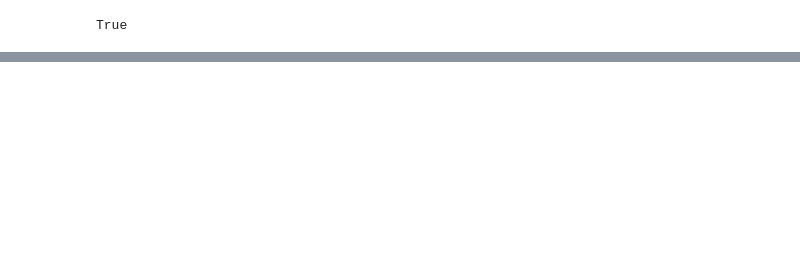
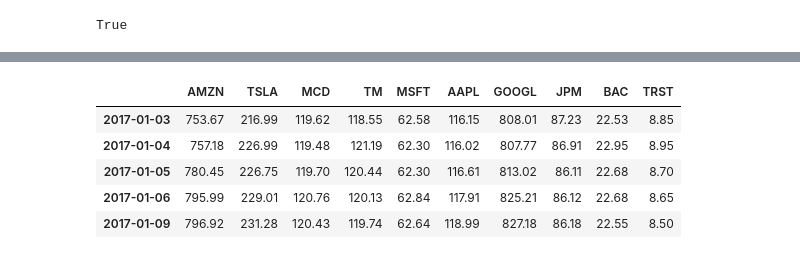
Before and after one commit to Jacobsteen808/Sector_Shuffle-Smart_Rebalance, a Jupyter notebook: project_1.ipynb, the cells around one changed output, grey strips where cells are left out. Cells and saved outputs as stored; diff of their text form; code cells hidden in the pictures; blank space fills up the shorter version.

```diff
--- a/project_1.ipynb
+++ b/project_1.ipynb
@@ -95,0 +107,13 @@ ticker_data_closing.plot()
+# %%
+tickers_1 = ["AMZN", "TSLA", "MCD", "TM", "MSFT", "AAPL", "GOOGL", "JPM", "BAC", "TRST"]
+timeframe= "1Day"
+start_date_1= pd.Timestamp("2017-01-01", tz="America/New_York").isoformat()
+end_date_1= pd.Timestamp("2019-12-31", tz="America/New_York").isoformat()
+ticker_data_1 = api.get_bars(
+    tickers_1,
+    timeframe,
+    start=start_date_1,
+    end=end_date_1
+).df
+
+ticker_data_1.head()
@@ -95,0 +128,32 @@ ticker_data_closing.plot()
+# %%
+# Create and concat df
+amzn = ticker_data_1[ticker_data_1["symbol"]=="AMZN"].drop("symbol", axis=1)
+tsla = ticker_data_1[ticker_data_1["symbol"]=="TSLA"].drop("symbol", axis=1)
+mcd = ticker_data_1[ticker_data_1["symbol"]=="MCD"].drop("symbol", axis=1)
+tm = ticker_data_1[ticker_data_1["symbol"]=="TM"].drop("symbol", axis=1)
+msft = ticker_data_1[ticker_data_1["symbol"]=="MSFT"].drop("symbol", axis=1)
+aapl = ticker_data_1[ticker_data_1["symbol"]=="AAPL"].drop("symbol", axis=1)
+googl = ticker_data_1[ticker_data_1["symbol"]=="GOOGL"].drop("symbol", axis=1)
+jpm = ticker_data_1[ticker_data_1["symbol"]=="JPM"].drop("symbol", axis=1)
+bac = ticker_data_1[ticker_data_1["symbol"]=="BAC"].drop("symbol", axis=1)
+trst = ticker_data_1[ticker_data_1["symbol"]=="TRST"].drop("symbol", axis=1)
+
+ticker_data_1 = pd.concat([amzn, tsla, mcd, tm, msft, aapl, googl, jpm, bac, trst], axis=1, keys=["AMZN", "TSLA", "MCD", "TM", "MSFT", "AAPL", "GOOGL", "JPM", "BAC", "TRST"])
+# %%
+ticker_data_closing_1 = pd.DataFrame()
+
+for ticker in tickers_1:
+    ticker_data_closing_1[ticker] = ticker_data_1[ticker]["close"]
+
+ticker_data_closing_1.index = ticker_data_closing_1.index.date
+
+expansion_portfolio_returns = ticker_data_closing_1.pct_change()
+expansion_portfolio_returns = expansion_portfolio_returns.dropna()
+ticker_data_closing_1.head()
+# %% [output]
+|  | AMZN | TSLA | MCD | TM | MSFT | AAPL | GOOGL | JPM | BAC | TRST |
+| 2017-01-03 | 753.67 | 216.99 | 119.62 | 118.55 | 62.58 | 116.15 | 808.01 | 87.23 | 22.53 | 8.85 |
+| 2017-01-04 | 757.18 | 226.99 | 119.48 | 121.19 | 62.30 | 116.02 | 807.77 | 86.91 | 22.95 | 8.95 |
+| 2017-01-05 | 780.45 | 226.75 | 119.70 | 120.44 | 62.30 | 116.61 | 813.02 | 86.11 | 22.68 | 8.70 |
+| 2017-01-06 | 795.99 | 229.01 | 120.76 | 120.13 | 62.84 | 117.91 | 825.21 | 86.12 | 22.68 | 8.65 |
+| 2017-01-09 | 796.92 | 231.28 | 120.43 | 119.74 | 62.64 | 118.99 | 827.18 | 86.18 | 22.55 | 8.50 |
```
Also changed, not shown: parts of 10 cells of this notebook.
